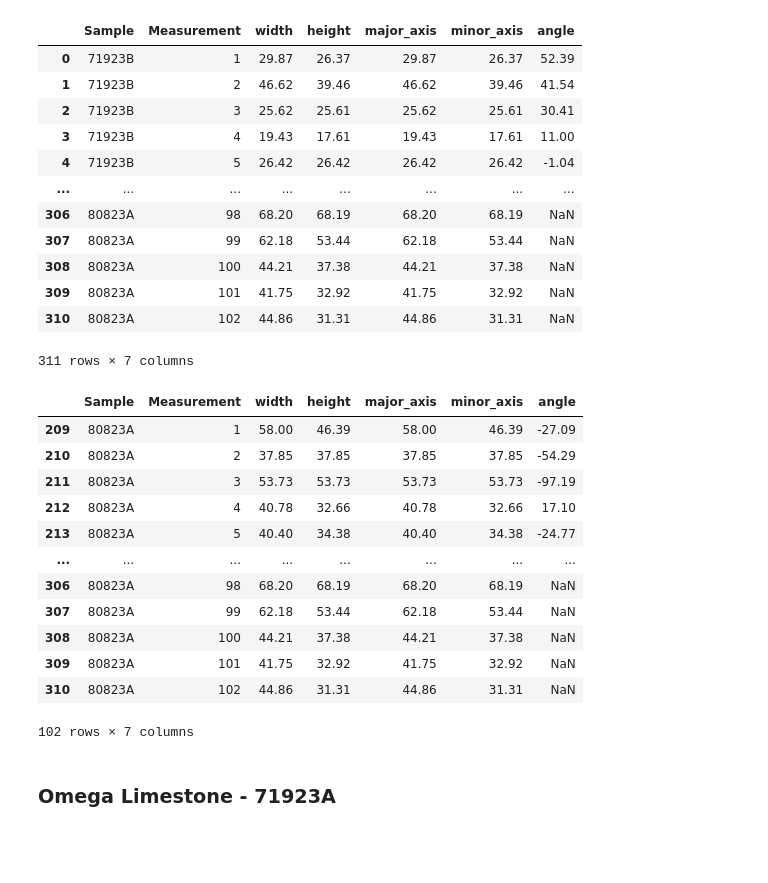
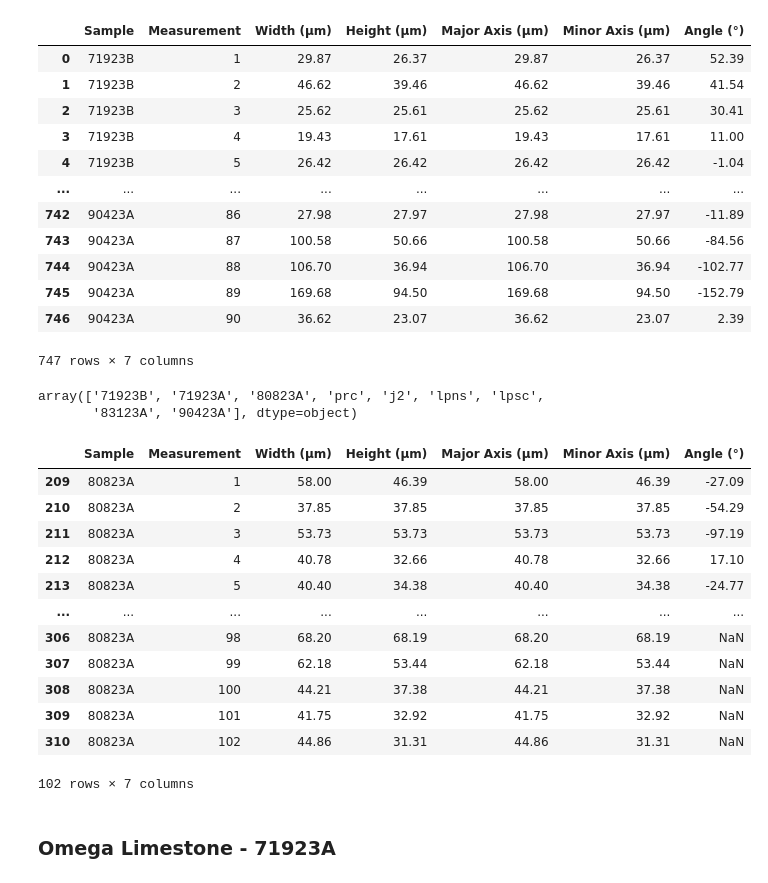
Before and after one commit to ethanoleson/Scallop_code, a Jupyter notebook: grain_size/grain_size.ipynb, the cells around one changed output. Drawn from its saved outputs; the diff is of its cells as text; code cells hidden in the pictures; blank space fills up the shorter version.

```diff
--- a/grain_size/grain_size.ipynb
+++ b/grain_size/grain_size.ipynb
@@ -5,19 +5,19 @@ import seaborn as sns
 import matplotlib.pyplot as plt
 import scipy.stats as scipy
 # %%
-grain_size = pd.read_csv('Oleson_grain_size_mesure_master.csv')
+grain_size = pd.read_csv('Oleson_grain_size_mesure_mastet.csv')
 grain_size
 # %% [output]
-|  | Sample | Measurement | width | height | major_axis | minor_axis | angle |
+|  | Sample | Measurement | Width (µm) | Height (µm) | Major Axis (µm) | Minor Axis (µm) | Angle (°) |
 | 0 | 71923B | 1 | 29.87 | 26.37 | 29.87 | 26.37 | 52.39 |
 | 1 | 71923B | 2 | 46.62 | 39.46 | 46.62 | 39.46 | 41.54 |
 | 2 | 71923B | 3 | 25.62 | 25.61 | 25.62 | 25.61 | 30.41 |
 | 3 | 71923B | 4 | 19.43 | 17.61 | 19.43 | 17.61 | 11.00 |
 | 4 | 71923B | 5 | 26.42 | 26.42 | 26.42 | 26.42 | -1.04 |
 | ... | ... | ... | ... | ... | ... | ... | ... |
-| 306 | 80823A | 98 | 68.20 | 68.19 | 68.20 | 68.19 | NaN |
-| 307 | 80823A | 99 | 62.18 | 53.44 | 62.18 | 53.44 | NaN |
-| 308 | 80823A | 100 | 44.21 | 37.38 | 44.21 | 37.38 | NaN |
-| 309 | 80823A | 101 | 41.75 | 32.92 | 41.75 | 32.92 | NaN |
-| 310 | 80823A | 102 | 44.86 | 31.31 | 44.86 | 31.31 | NaN |
+| 742 | 90423A | 86 | 27.98 | 27.97 | 27.98 | 27.97 | -11.89 |
+| 743 | 90423A | 87 | 100.58 | 50.66 | 100.58 | 50.66 | -84.56 |
+| 744 | 90423A | 88 | 106.70 | 36.94 | 106.70 | 36.94 | -102.77 |
+| 745 | 90423A | 89 | 169.68 | 94.50 | 169.68 | 94.50 | -152.79 |
+| 746 | 90423A | 90 | 36.62 | 23.07 | 36.62 | 23.07 | 2.39 |
-311 rows × 7 columns
+747 rows × 7 columns
@@ -27,0 +24,5 @@ BMTC80823A  = grain_size[grain_size['Sample'] == '80823A']
+# %%
+grain_size['Sample'].unique()
+# %% [output]
+array(['71923B', '71923A', '80823A', 'prc', 'j2', 'lpns', 'lpsc',
+       '83123A', '90423A'], dtype=object)
@@ -28,7 +72,7 @@ BMTC80823A  = grain_size[grain_size['Sample'] == '80823A']
 # %%
 BMTC80823A
 # %% [output]
-|  | Sample | Measurement | width | height | major_axis | minor_axis | angle |
+|  | Sample | Measurement | Width (µm) | Height (µm) | Major Axis (µm) | Minor Axis (µm) | Angle (°) |
 | 209 | 80823A | 1 | 58.00 | 46.39 | 58.00 | 46.39 | -27.09 |
 | 210 | 80823A | 2 | 37.85 | 37.85 | 37.85 | 37.85 | -54.29 |
 | 211 | 80823A | 3 | 53.73 | 53.73 | 53.73 | 53.73 | -97.19 |
```
Also changed, not shown: parts of 6 cells of this notebook, 10 other files.
